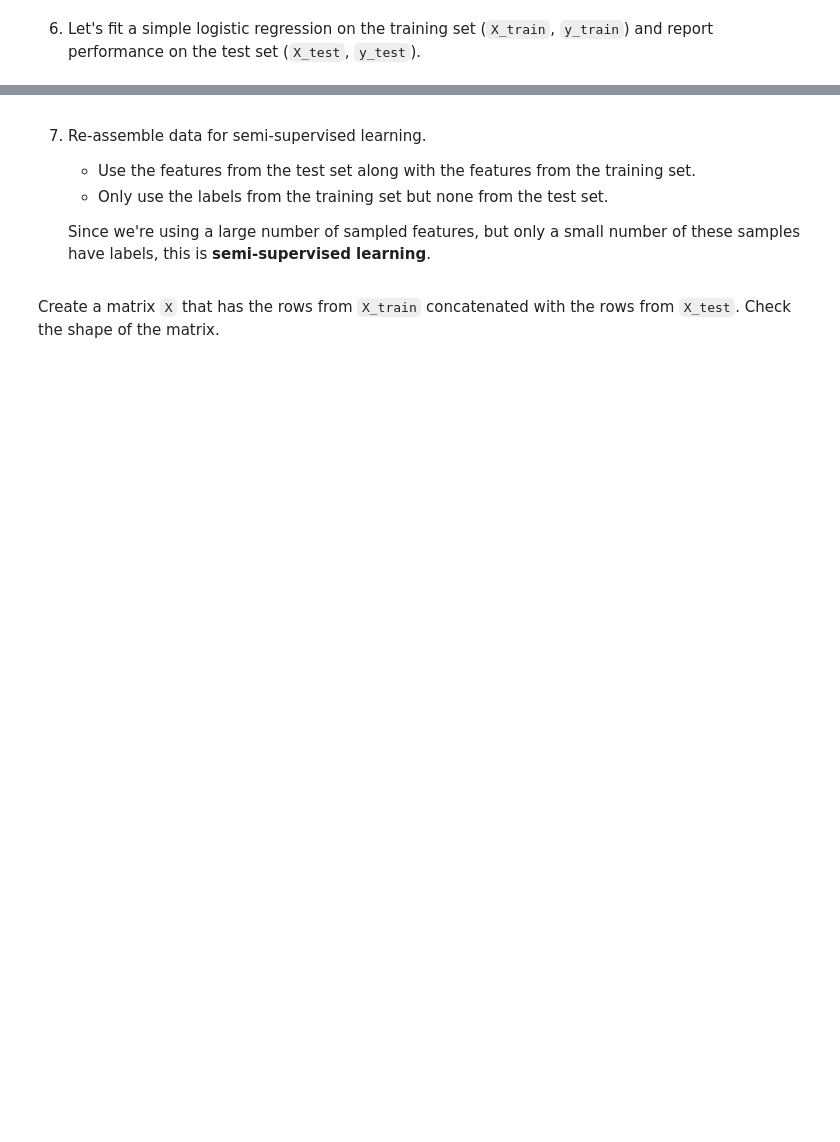
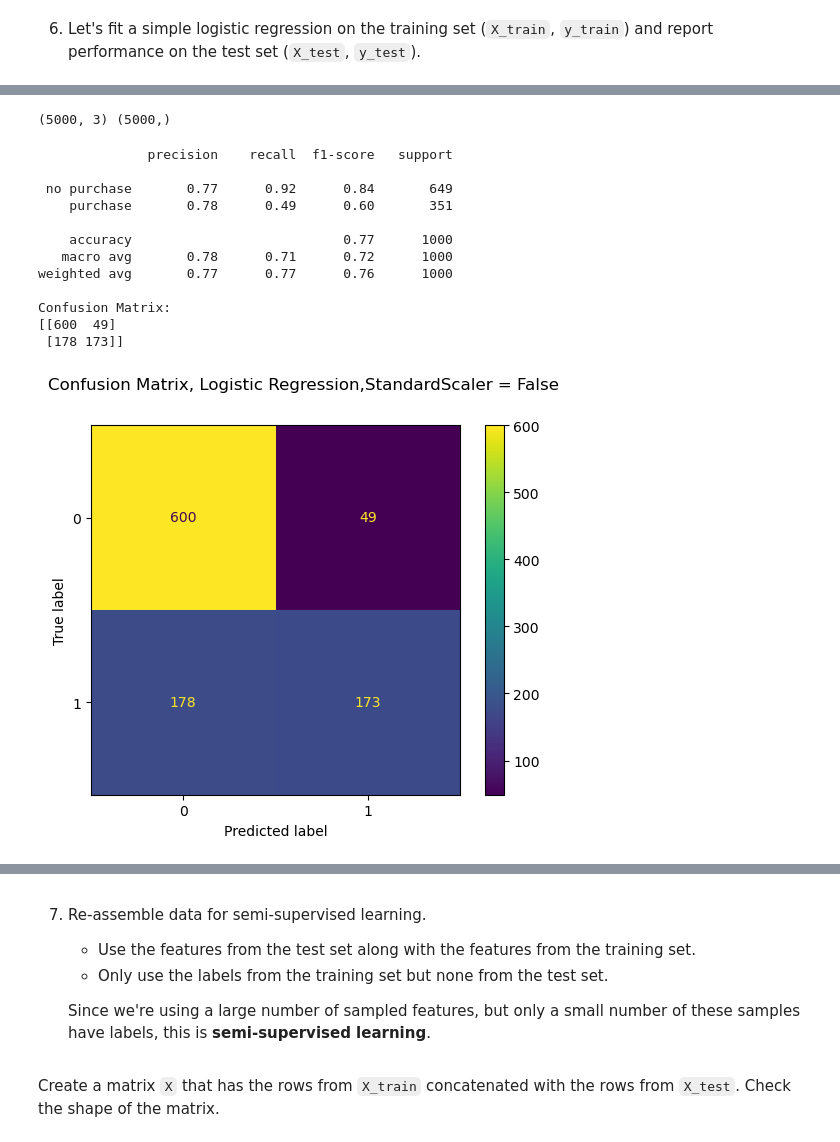
Before and after one commit to frslee/FrederickMLE-9, a Jupyter notebook: assignments/week-8-unsupervised-ML/nb/new-product-launch.ipynb, the cells around one changed output, grey strips where cells are left out. Drawn from its saved outputs; the diff is of its cells as text; code cells hidden in the pictures; blank space fills up the shorter version.

```diff
--- a/assignments/week-8-unsupervised-ML/nb/new-product-launch.ipynb
+++ b/assignments/week-8-unsupervised-ML/nb/new-product-launch.ipynb
@@ -330,8 +334,17 @@ def train(X, y, standardize = True) -> None:
 
     # print classification report on test data:
     target_names = ['no purchase', 'purchase']
+    print(classification_report(y_test, y_pred, target_names=target_names))
 
-    return print(classification_report(y_test, y_pred, target_names=target_names))
+    # plot confusion matrix:
+    disp = metrics.ConfusionMatrixDisplay.from_predictions(y_test, y_pred)
+    disp.figure_.suptitle(f'Confusion Matrix, Logistic Regression,'
+                          f'StandardScaler = {standardize}')
+    print(f'Confusion Matrix:\n{disp.confusion_matrix}')
+
+    plt.show()
+
+    return
 # %% [markdown]
 Now apply the pipeline on the all the features `X` and review the performance
 # %%
@@ -852,0 +905,26 @@ assert type(X_train).__module__ == type(y_train).__module__ == np.__name__  # al
+# %%
+# generate subset of 'past' data containing all 5,000 samples but
+# only our 3 selected features:
+X_red = past[['maxPrice', 'minPrice', 'Purchased?', 'Category']]
+y_red = X_red.pop('Purchased?')
+print(X_red.shape, y_red.shape)
+# %% [output]
+(5000, 3) (5000,)
+# %%
+# now run simple logistic regression on a train/split of this 'reduced'
+# 3-feature data using the pipeline defined above in function 'train':
+train(X_red, y_red, standardize=False)
+# %% [output]
+              precision    recall  f1-score   support
+
+ no purchase       0.77      0.92      0.84       649
+    purchase       0.78      0.49      0.60       351
+
+    accuracy                           0.77      1000
+   macro avg       0.78      0.71      0.72      1000
+weighted avg       0.77      0.77      0.76      1000
+
+Confusion Matrix:
+[[600  49]
+ [178 173]]
+[figure, added]
```
Also changed, not shown: parts of 28 cells of this notebook.
